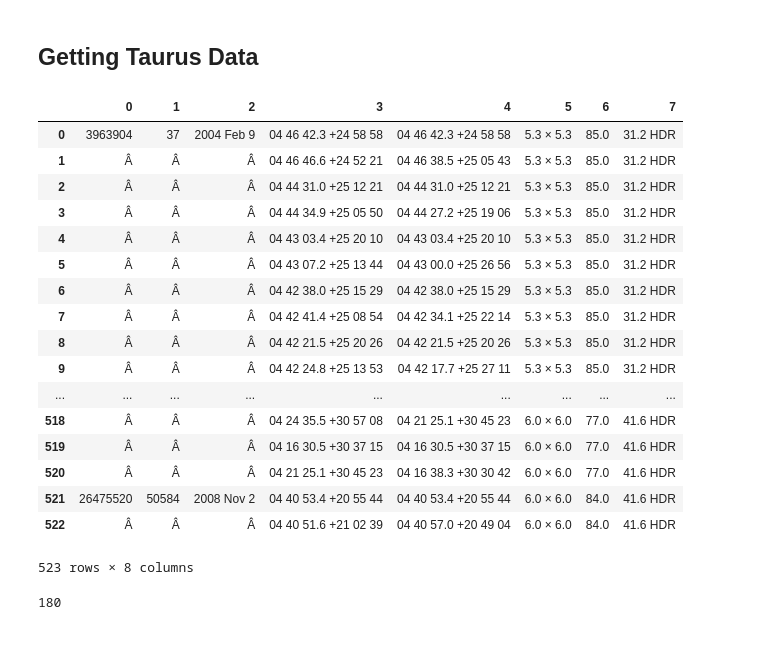
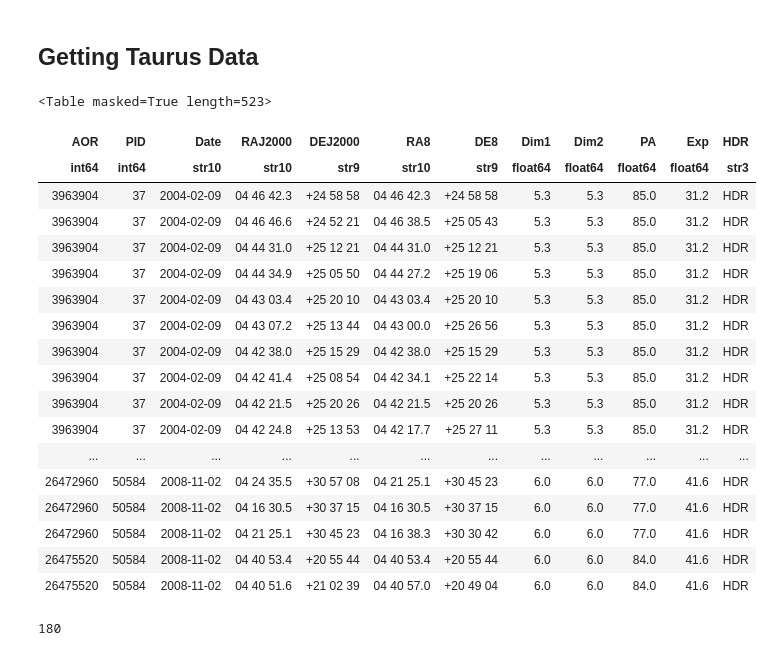
Before and after one commit to eas342/IRAC_photometry, a Jupyter notebook: Code Testing.ipynb, the cells around one changed output. Cells and saved outputs as stored; diff of their text form; code cells hidden in the pictures.

```diff
--- a/Code Testing.ipynb
+++ b/Code Testing.ipynb
@@ -89,28 +119,26 @@ len(a)
 # %%
-taurus = ascii.read('Taurus_votable.vot')
-ascii.write(taurus['col1'], 'taurus_aorkeys.txt', delimiter = ',', overwrite = True)
+tau_stars = ascii.read('../taurus.txt', delimiter = ';')
+tau_stars
+# %% [output]
+<Table masked=True length=523>
+| AOR | PID | Date | RAJ2000 | DEJ2000 | RA8 | DE8 | Dim1 | Dim2 | PA | Exp | HDR |
+| int64 | int64 | str10 | str10 | str9 | str10 | str9 | float64 | float64 | float64 | float64 | str3 |
+| 3963904 | 37 | 2004-02-09 | 04 46 42.3 | +24 58 58 | 04 46 42.3 | +24 58 58 | 5.3 | 5.3 | 85.0 | 31.2 | HDR |
+| 3963904 | 37 | 2004-02-09 | 04 46 46.6 | +24 52 21 | 04 46 38.5 | +25 05 43 | 5.3 | 5.3 | 85.0 | 31.2 | HDR |
+| 3963904 | 37 | 2004-02-09 | 04 44 31.0 | +25 12 21 | 04 44 31.0 | +25 12 21 | 5.3 | 5.3 | 85.0 | 31.2 | HDR |
+| 3963904 | 37 | 2004-02-09 | 04 44 34.9 | +25 05 50 | 04 44 27.2 | +25 19 06 | 5.3 | 5.3 | 85.0 | 31.2 | HDR |
+| 3963904 | 37 | 2004-02-09 | 04 43 03.4 | +25 20 10 | 04 43 03.4 | +25 20 10 | 5.3 | 5.3 | 85.0 | 31.2 | HDR |
+| 3963904 | 37 | 2004-02-09 | 04 43 07.2 | +25 13 44 | 04 43 00.0 | +25 26 56 | 5.3 | 5.3 | 85.0 | 31.2 | HDR |
+| 3963904 | 37 | 2004-02-09 | 04 42 38.0 | +25 15 29 | 04 42 38.0 | +25 15 29 | 5.3 | 5.3 | 85.0 | 31.2 | HDR |
+| 3963904 | 37 | 2004-02-09 | 04 42 41.4 | +25 08 54 | 04 42 34.1 | +25 22 14 | 5.3 | 5.3 | 85.0 | 31.2 | HDR |
+| 3963904 | 37 | 2004-02-09 | 04 42 21.5 | +25 20 26 | 04 42 21.5 | +25 20 26 | 5.3 | 5.3 | 85.0 | 31.2 | HDR |
+| 3963904 | 37 | 2004-02-09 | 04 42 24.8 | +25 13 53 | 04 42 17.7 | +25 27 11 | 5.3 | 5.3 | 85.0 | 31.2 | HDR |
+| ... | ... | ... | ... | ... | ... | ... | ... | ... | ... | ... | ... |
+| 26472960 | 50584 | 2008-11-02 | 04 24 35.5 | +30 57 08 | 04 21 25.1 | +30 45 23 | 6.0 | 6.0 | 77.0 | 41.6 | HDR |
+| 26472960 | 50584 | 2008-11-02 | 04 16 30.5 | +30 37 15 | 04 16 30.5 | +30 37 15 | 6.0 | 6.0 | 77.0 | 41.6 | HDR |
+| 26472960 | 50584 | 2008-11-02 | 04 21 25.1 | +30 45 23 | 04 16 38.3 | +30 30 42 | 6.0 | 6.0 | 77.0 | 41.6 | HDR |
+| 26475520 | 50584 | 2008-11-02 | 04 40 53.4 | +20 55 44 | 04 40 53.4 | +20 55 44 | 6.0 | 6.0 | 84.0 | 41.6 | HDR |
+| 26475520 | 50584 | 2008-11-02 | 04 40 51.6 | +21 02 39 | 04 40 57.0 | +20 49 04 | 6.0 | 6.0 | 84.0 | 41.6 | HDR |
-# %%
-tau_stars = pd.read_html('http://iopscience.iop.org/article/10.1088/0067-0049/186/1/111/meta')
-tau_stars[0]
-# %% [output]
-|  | 0 | 1 | 2 | 3 | 4 | 5 | 6 | 7 |
-| 0 | 3963904 | 37 | 2004 Feb 9 | 04 46 42.3 +24 58 58 | 04 46 42.3 +24 58 58 | 5.3 × 5.3 | 85.0 | 31.2 HDR |
-| 1 | Â | Â | Â | 04 46 46.6 +24 52 21 | 04 46 38.5 +25 05 43 | 5.3 × 5.3 | 85.0 | 31.2 HDR |
-| 2 | Â | Â | Â | 04 44 31.0 +25 12 21 | 04 44 31.0 +25 12 21 | 5.3 × 5.3 | 85.0 | 31.2 HDR |
-| 3 | Â | Â | Â | 04 44 34.9 +25 05 50 | 04 44 27.2 +25 19 06 | 5.3 × 5.3 | 85.0 | 31.2 HDR |
-| 4 | Â | Â | Â | 04 43 03.4 +25 20 10 | 04 43 03.4 +25 20 10 | 5.3 × 5.3 | 85.0 | 31.2 HDR |
-| 5 | Â | Â | Â | 04 43 07.2 +25 13 44 | 04 43 00.0 +25 26 56 | 5.3 × 5.3 | 85.0 | 31.2 HDR |
-| 6 | Â | Â | Â | 04 42 38.0 +25 15 29 | 04 42 38.0 +25 15 29 | 5.3 × 5.3 | 85.0 | 31.2 HDR |
-| 7 | Â | Â | Â | 04 42 41.4 +25 08 54 | 04 42 34.1 +25 22 14 | 5.3 × 5.3 | 85.0 | 31.2 HDR |
-| 8 | Â | Â | Â | 04 42 21.5 +25 20 26 | 04 42 21.5 +25 20 26 | 5.3 × 5.3 | 85.0 | 31.2 HDR |
-| 9 | Â | Â | Â | 04 42 24.8 +25 13 53 | 04 42 17.7 +25 27 11 | 5.3 × 5.3 | 85.0 | 31.2 HDR |
-| ... | ... | ... | ... | ... | ... | ... | ... | ... |
-| 518 | Â | Â | Â | 04 24 35.5 +30 57 08 | 04 21 25.1 +30 45 23 | 6.0 × 6.0 | 77.0 | 41.6 HDR |
-| 519 | Â | Â | Â | 04 16 30.5 +30 37 15 | 04 16 30.5 +30 37 15 | 6.0 × 6.0 | 77.0 | 41.6 HDR |
-| 520 | Â | Â | Â | 04 21 25.1 +30 45 23 | 04 16 38.3 +30 30 42 | 6.0 × 6.0 | 77.0 | 41.6 HDR |
-| 521 | 26475520 | 50584 | 2008 Nov 2 | 04 40 53.4 +20 55 44 | 04 40 53.4 +20 55 44 | 6.0 × 6.0 | 84.0 | 41.6 HDR |
-| 522 | Â | Â | Â | 04 40 51.6 +21 02 39 | 04 40 57.0 +20 49 04 | 6.0 × 6.0 | 84.0 | 41.6 HDR |
-523 rows × 8 columns
 # %%
 a = glob.glob('/data1/phot_cal/spitzer/taurus/r*')
 len(a)
```
Also changed, not shown: parts of 8 cells of this notebook, 9 other files.
